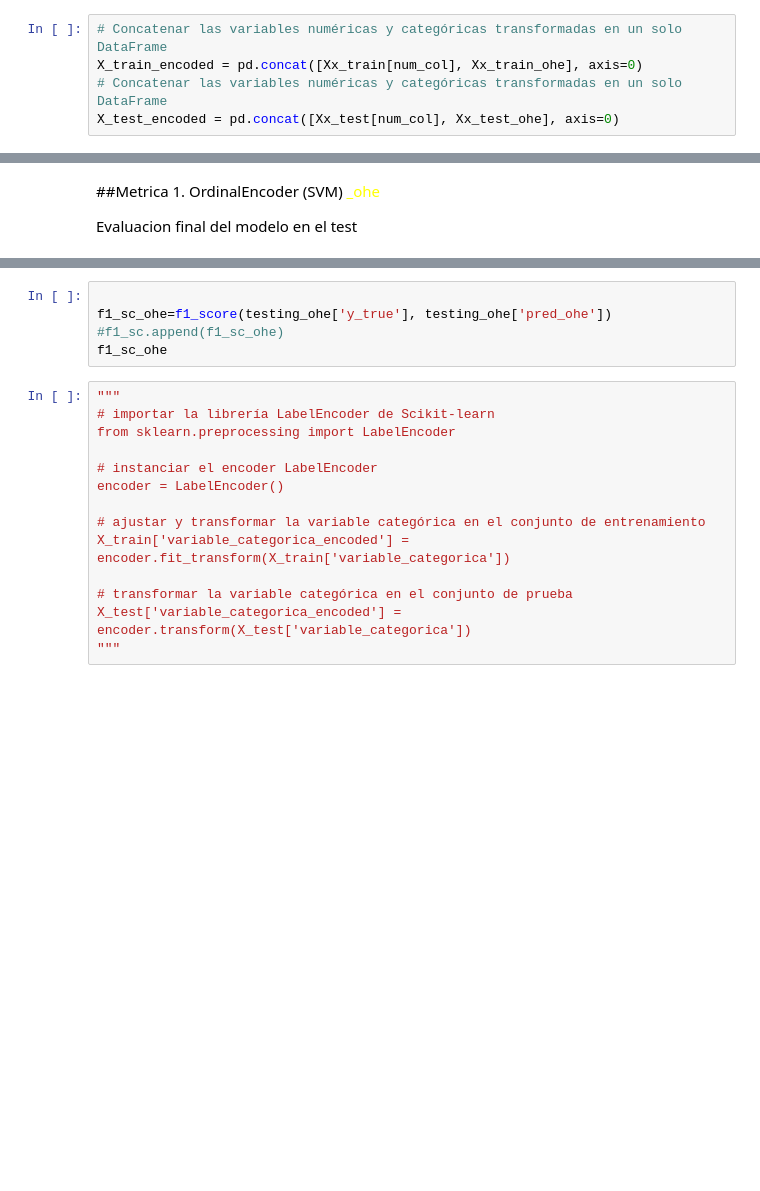
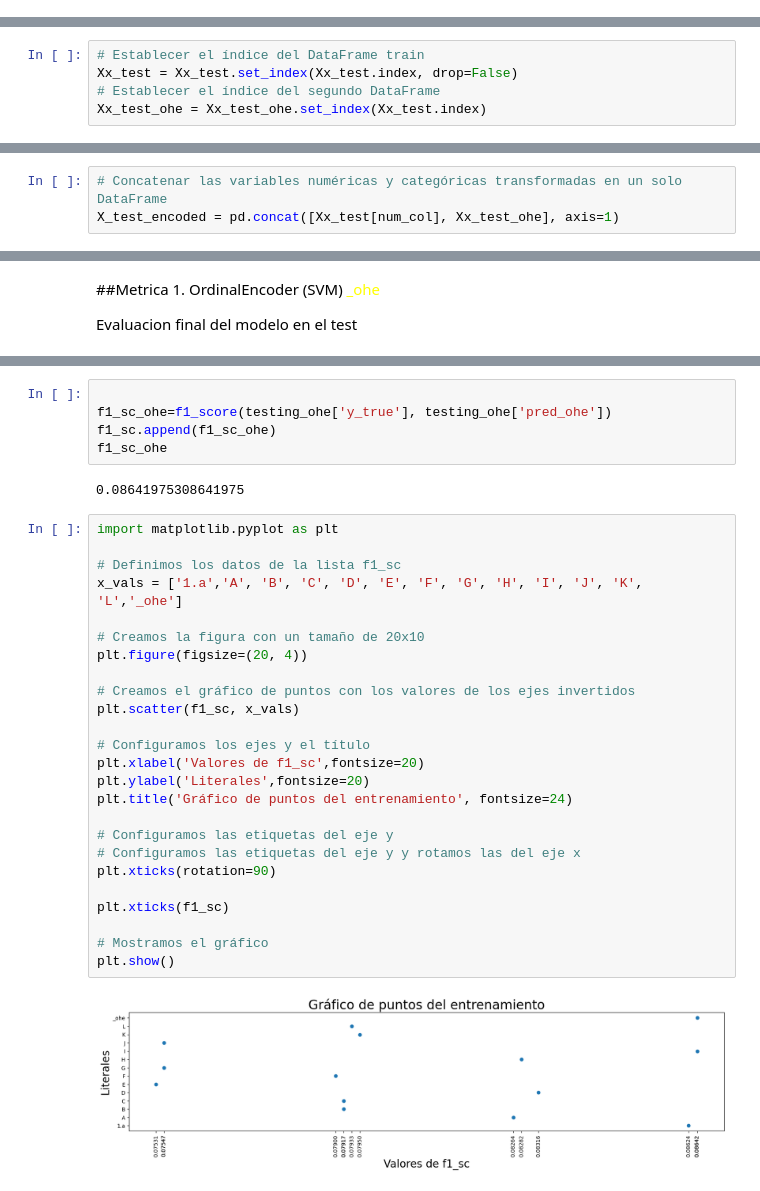
Before and after one commit to dariobublitz/DS, a Jupyter notebook: AlgoritmoML_MVP_Bublitz_.ipynb, the cells around one changed output, grey strips where cells are left out. Saved outputs shown, nothing was run; the diff lists cells and outputs as text; blank space fills up the shorter version.

```diff
--- a/AlgoritmoML_MVP_Bublitz_.ipynb
+++ b/AlgoritmoML_MVP_Bublitz_.ipynb
@@ -1844,5 +1847,0 @@ Xx_train[num_col].shape, Xx_train_ohe.shape
-# %%
-# Concatenar las variables numéricas y categóricas transformadas en un solo DataFrame
-X_train_encoded = pd.concat([Xx_train[num_col], Xx_train_ohe], axis=0)
-# Concatenar las variables numéricas y categóricas transformadas en un solo DataFrame
-X_test_encoded = pd.concat([Xx_test[num_col], Xx_test_ohe], axis=0)
@@ -1883,3 +1854,8 @@ X_test_encoded.head()
 | 4081 | 721.0 | 33.0 | 5.0 | 0.00 | 2.0 | 0.0 | 1.0 | ... |
 | 2152 | 745.0 | 55.0 | 9.0 | 110123.59 | 1.0 | 0.0 | 1.0 | ... |
 | 641 | 706.0 | 29.0 | 5.0 | 112564.62 | 1.0 | 1.0 | 0.0 | ... |
+# %%
+# Establecer el índice del DataFrame train
+Xx_test = Xx_test.set_index(Xx_test.index, drop=False)
+# Establecer el índice del segundo DataFrame
+Xx_test_ohe = Xx_test_ohe.set_index(Xx_test.index)
@@ -1885,0 +1871,3 @@ X_test_encoded.head()
+# %%
+# Concatenar las variables numéricas y categóricas transformadas en un solo DataFrame
+X_test_encoded = pd.concat([Xx_test[num_col], Xx_test_ohe], axis=1)
@@ -1910,19 +1954,34 @@ print(classification_report(testing_ohe['y_true'], testing_ohe['pred_ohe']))
 # %%
 
 f1_sc_ohe=f1_score(testing_ohe['y_true'], testing_ohe['pred_ohe'])
-#f1_sc.append(f1_sc_ohe)
+f1_sc.append(f1_sc_ohe)
 f1_sc_ohe
+# %% [output]
+0.08641975308641975
-# %%
-"""
-# importar la librería LabelEncoder de Scikit-learn
-from sklearn.preprocessing import LabelEncoder
-
-# instanciar el encoder LabelEncoder
-encoder = LabelEncoder()
-
-# ajustar y transformar la variable categórica en el conjunto de entrenamiento
-X_train['variable_categorica_encoded'] = encoder.fit_transform(X_train['variable_categorica'])
-
-# transformar la variable categórica en el conjunto de prueba
-X_test['variable_categorica_encoded'] = encoder.transform(X_test['variable_categorica'])
-"""
+# %%
+import matplotlib.pyplot as plt
+
+# Definimos los datos de la lista f1_sc
+x_vals = ['1.a','A', 'B', 'C', 'D', 'E', 'F', 'G', 'H', 'I', 'J', 'K', 'L','_ohe']
+
+# Creamos la figura con un tamaño de 20x10
+plt.figure(figsize=(20, 4))
+
+# Creamos el gráfico de puntos con los valores de los ejes invertidos
+plt.scatter(f1_sc, x_vals)
+
+# Configuramos los ejes y el título
+plt.xlabel('Valores de f1_sc',fontsize=20)
+plt.ylabel('Literales',fontsize=20)
+plt.title('Gráfico de puntos del entrenamiento', fontsize=24)
+
+# Configuramos las etiquetas del eje y
+# Configuramos las etiquetas del eje y y rotamos las del eje x
+plt.xticks(rotation=90)
+
+plt.xticks(f1_sc)
+
+# Mostramos el gráfico
+plt.show()
+# %% [output]
+[figure, added]
```
Also changed, not shown: parts of 24 cells of this notebook.
